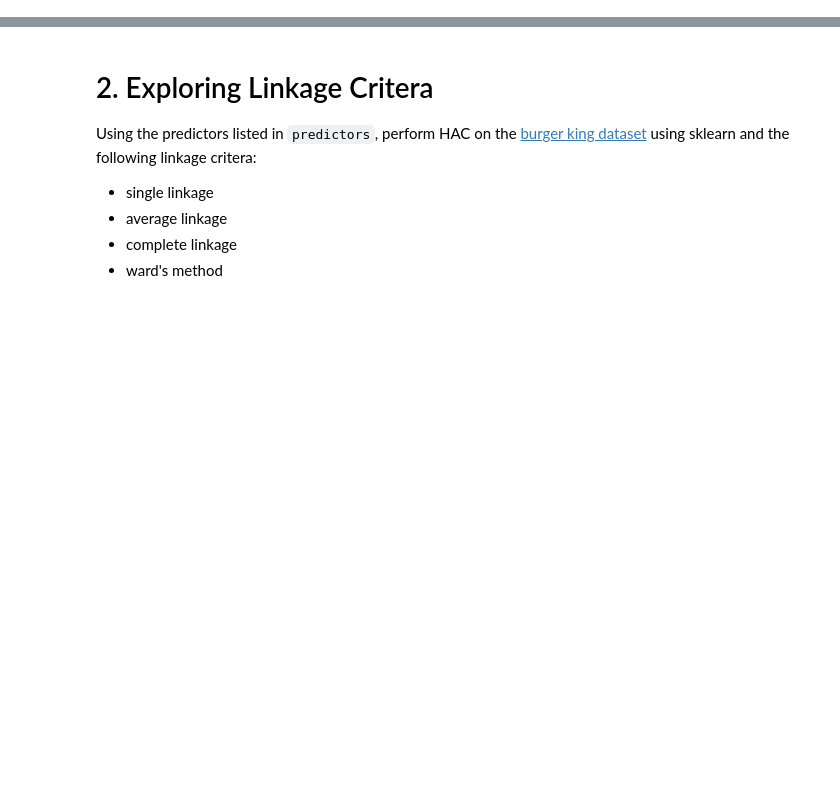
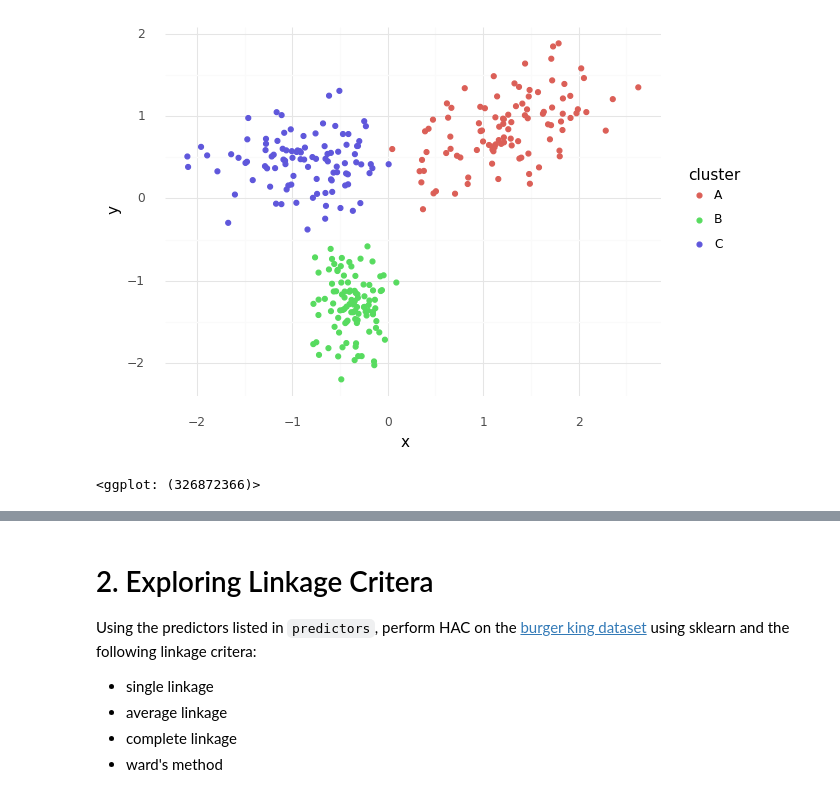
Before and after one commit to min-is/Chapman-University, a Jupyter notebook: CPSC 392 - Data Science/Classwork/19 - Hierarchical Agglomeretive.ipynb, the cells around one changed output, grey strips where cells are left out. Saved outputs shown, nothing was run; the diff lists cells and outputs as text; code cells hidden in the pictures; blank space fills up the shorter version.

```diff
--- a/CPSC 392 - Data Science/Classwork/19 - Hierarchical Agglomeretive.ipynb
+++ b/CPSC 392 - Data Science/Classwork/19 - Hierarchical Agglomeretive.ipynb
@@ -131,3 +160,10 @@ Using the dataset `df` below,
+# %%
+# plot
+(ggplot(df, aes(x = "x", y = "y")) + geom_point(aes(color = "cluster")) +
+theme_bw() + theme_minimal())
+# %% [output]
+[figure, added]
+<ggplot: (326872366)>
 # %%
 # calculate distances (this will likely take a few min to run)
 
```
Also changed, not shown: parts of 12 cells of this notebook, 1 other file.
